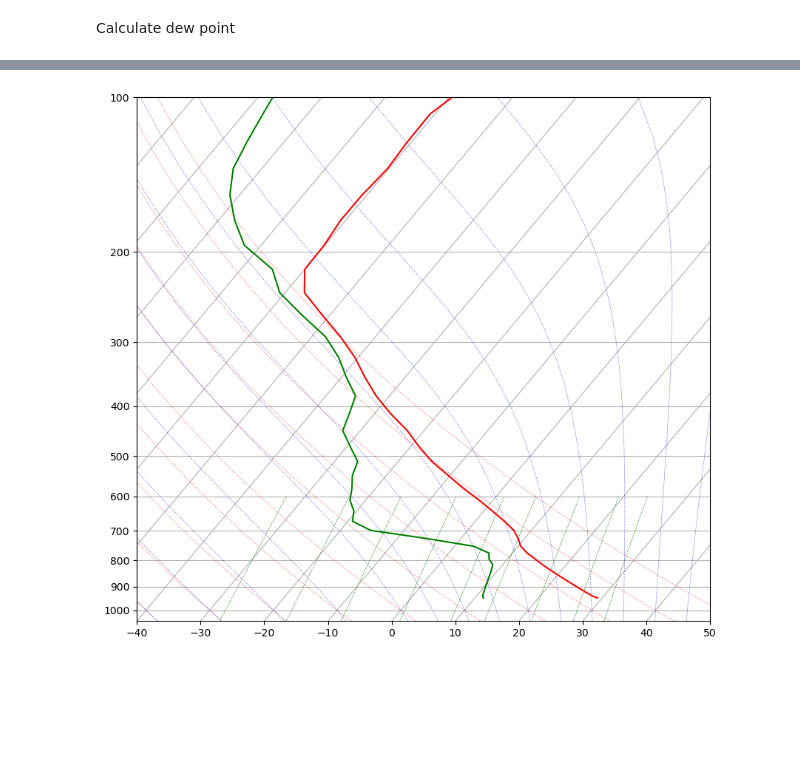
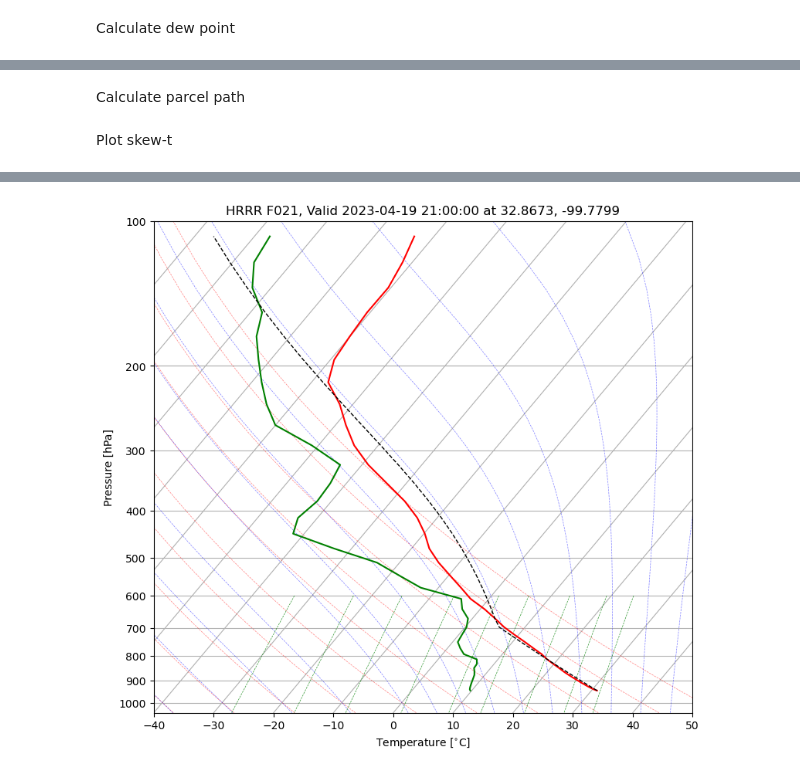
Before and after one commit to robbyfrost/plotting_ufs, a Jupyter notebook: plot_skewt.ipynb, the cells around one changed output, grey strips where cells are left out. Cells and saved outputs as stored; diff of their text form; code cells hidden in the pictures; blank space fills up the shorter version.

```diff
--- a/plot_skewt.ipynb
+++ b/plot_skewt.ipynb
@@ -20,15 +21,15 @@ import numpy as np
 Important parameters
 # %%
 # hour of interest
-hr = 21
+hr = 22
 # directory where hrrr grib data are located
-dgrib_h = "/scratch2/BMC/fv3lam/Robby.Frost/expt_dirs/2023041900_3km_hrrrphys_old_20230711_150823/2023041900/postprd/"
+dgrib_h = "/scratch2/BMC/fv3lam/Robby.Frost/expt_dirs/2023041900_3km_hrrrphys/2023041900/postprd/"
 # directory where rap grib data are located
 dgrib_r = "/scratch2/BMC/fv3lam/Robby.Frost/expt_dirs/2023041900_3km_rapphys/2023041900/postprd/"
 # natlev or prslev
 nat_prs = "natlev"
 # message number for T at isobaric levels in hPa
-mn_t = np.arange(14,1274.1,20).astype(int)
+mn_t = np.arange(14,794.1,20).astype(int)
 # message number for specific humidity
 mn_q = mn_t + 1
 # message number for u wind component
@@ -36,10 +37,10 @@ mn_u = mn_t + 2
 # message number for v wind component
 mn_v = mn_t + 3
 # message number for pressure
-mn_p = np.arange(2,1262.1,20)
+mn_p = np.arange(2,782.1,20)
 
 # desired latitude and longitude values
-des_lat, des_lon = 34.767158, -97.662778
+des_lat, des_lon = 32.238915, -99.817083
 
 # directory for figure to be output
 figdir = "/scratch2/BMC/fv3lam/Robby.Frost/figures/20230419/skewt/"
@@ -147,11 +173,41 @@ Tdr = (243.5 * np.log(Er / 6.112)) / (17.67 - np.log(Er / 6.112))
+# %% [markdown]
+Calculate parcel path
+# %%
+# Assign units to temperature
+Thu = units('celsius') * Th
+Tru = units('celsius') * Tr
+# Assign units to dew point
+Tdhu = units('celsius') * Tdh
+Tdru = units('celsius') * Tdr
+# Assign units to pressure
+phu = units('hPa') * ph
+pru = units('hPa') * pr
+# %%
+parcel_path = mpcalc.parcel_profile(phu, Thu[0], Tdhu[0])
+# %% [markdown]
+Plot skew-t
 # %%
-fig = plt.figure(figsize=(10,10))
+# create figure
+fig = plt.figure(figsize=(9,9))
 
-skew = plots.SkewT(fig, rotation=40)
+# plot skewt
+skew = SkewT(fig, rotation=40)
 
+# plot temp and dew point
 skew.plot(ph, Th, 'red')
 skew.plot(ph, Tdh, 'green')
+
+# adiabats and mixing ratio
 skew.plot_dry_adiabats(lw=0.5)
 skew.plot_moist_adiabats(lw=0.5)
 skew.plot_mixing_lines(lw=0.5)
+# parcel path
+skew.plot(ph, parcel_path, color="k", lw=1, ls="--")
+
+# axis titles
+skew.ax.set_ylabel("Pressure [hPa]")
+skew.ax.set_xlabel("Temperature [$^{\\circ}$C]")
+
+# set figure title
+skew.ax.set_title(f"HRRR F0{hr}, Valid {valid_date} at {round(lat[lat_idx,lon_idx],4)}, {round(lon[lon_idx,lon_idx],4)}")
 # %% [output]
@@ -159 +215 @@ skew.plot_mixing_lines(lw=0.5)
-[figure, old version]
+[figure, new version]
```
Also changed, not shown: parts of 6 cells of this notebook, 3 other files.
